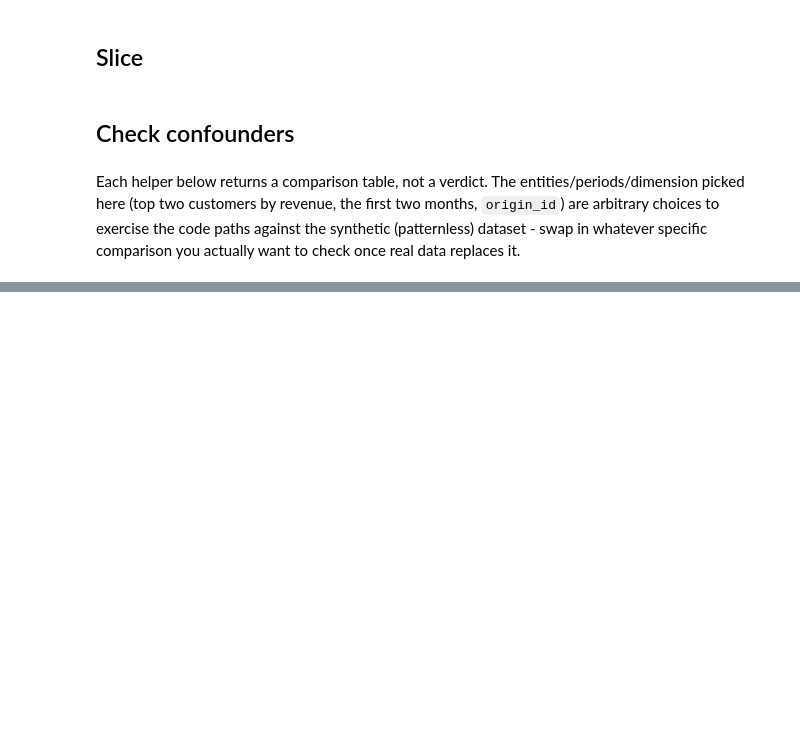
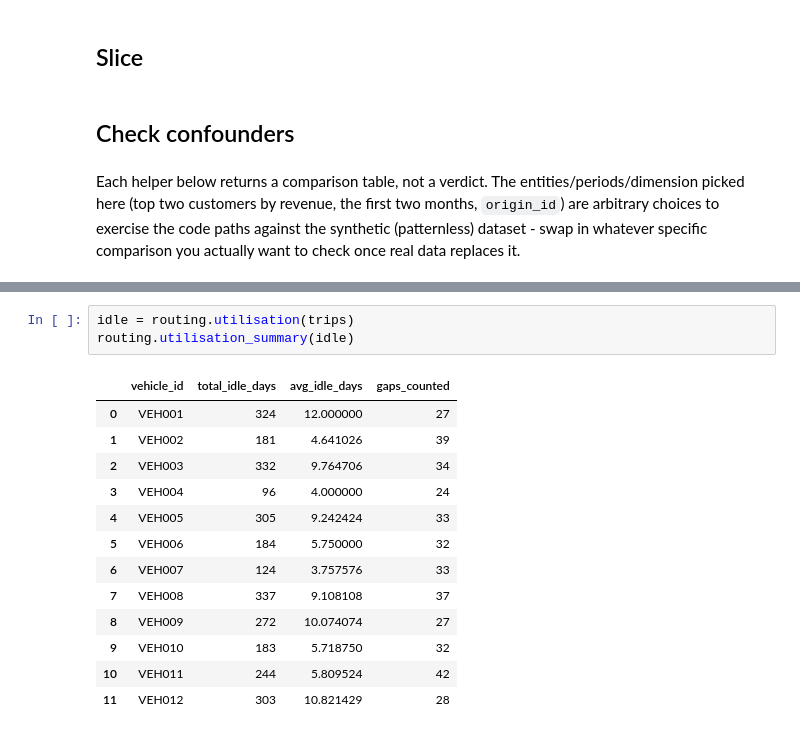
Before and after one commit to hrishikeshkedia-prog/ledger-margin-analysis, a Jupyter notebook: notebooks/01_explore.ipynb, the cells around one changed output, grey strips where cells are left out. Drawn from its saved outputs; the diff is of its cells as text; blank space fills up the shorter version.

```diff
--- a/notebooks/01_explore.ipynb
+++ b/notebooks/01_explore.ipynb
@@ -67,0 +162,17 @@ display(confounder.accrual_vs_cash_view(ledger_with_margin))
+# %%
+idle = routing.utilisation(trips)
+routing.utilisation_summary(idle)
+# %% [output]
+|  | vehicle_id | total_idle_days | avg_idle_days | gaps_counted |
+| 0 | VEH001 | 324 | 12.000000 | 27 |
+| 1 | VEH002 | 181 | 4.641026 | 39 |
+| 2 | VEH003 | 332 | 9.764706 | 34 |
+| 3 | VEH004 | 96 | 4.000000 | 24 |
+| 4 | VEH005 | 305 | 9.242424 | 33 |
+| 5 | VEH006 | 184 | 5.750000 | 32 |
+| 6 | VEH007 | 124 | 3.757576 | 33 |
+| 7 | VEH008 | 337 | 9.108108 | 37 |
+| 8 | VEH009 | 272 | 10.074074 | 27 |
+| 9 | VEH010 | 183 | 5.718750 | 32 |
+| 10 | VEH011 | 244 | 5.809524 | 42 |
+| 11 | VEH012 | 303 | 10.821429 | 28 |
```
Also changed, not shown: parts of 6 cells of this notebook.
